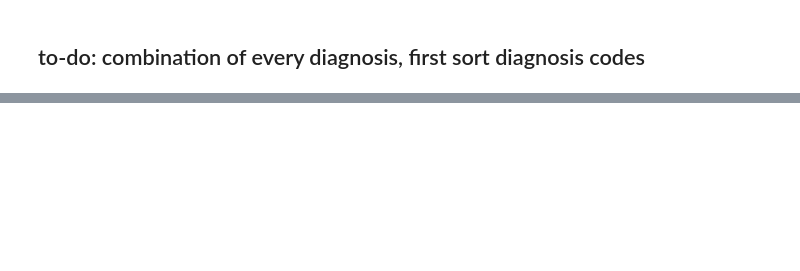
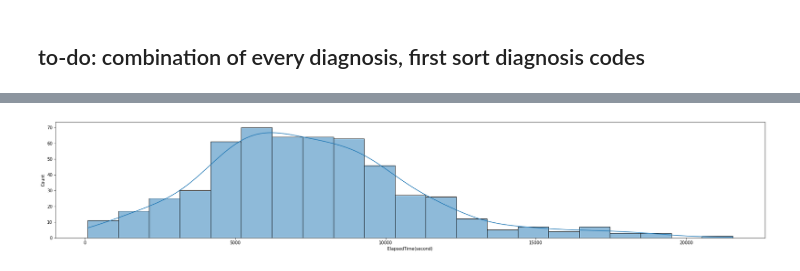
Before and after one commit to furkaneneseren/Datathon-Borda, a Jupyter notebook: surgery-datathon.ipynb, the cells around one changed output, grey strips where cells are left out. Drawn from its saved outputs; the diff is of its cells as text; code cells hidden in the pictures; blank space fills up the shorter version.

```diff
--- a/surgery-datathon.ipynb
+++ b/surgery-datathon.ipynb
@@ -903,0 +885,4 @@ df
+# %%
+df = train[train["DiagnosticICD10Code"].str.contains('M', na=False) & train["DiagnosticICD10Code"].str.contains('R', na=False)]
+df2 = train[train["DiagnosticICD10Code"].str.contains('M5', na=False)]
+train.iloc[df["ElapsedTime(second)"].sort_values().index]
@@ -903,0 +903,6 @@ df
+# %%
+fig, ax = plt.subplots(figsize=(30, 5))
+sns.histplot(x="ElapsedTime(second)", data=df, kde=True)
+plt.show()
+# %% [output]
+[figure, added]
```
Also changed, not shown: parts of 14 cells of this notebook.
